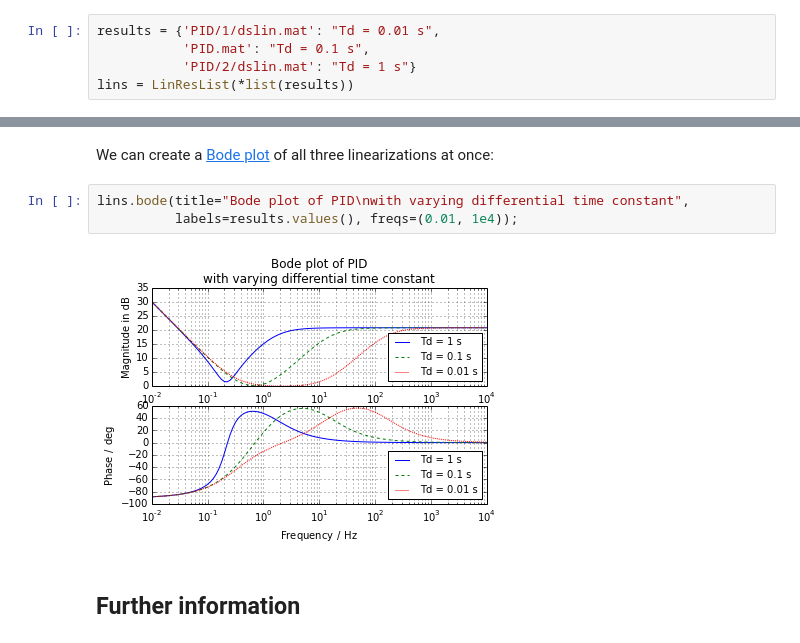
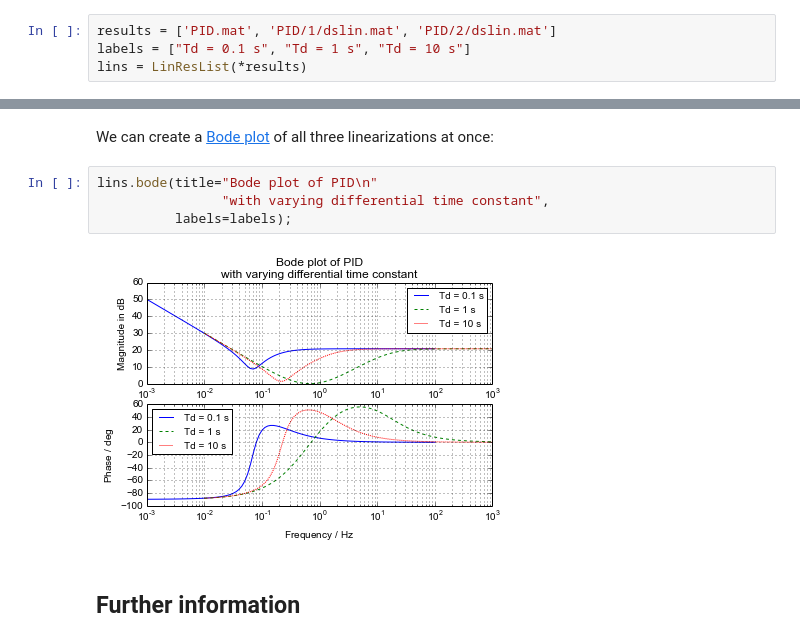
Before and after one commit to kdavies4/ModelicaRes, a Jupyter notebook: examples/tutorial.ipynb, the cells around one changed output, grey strips where cells are left out. Drawn from its saved outputs; the diff is of its cells as text.

```diff
--- a/examples/tutorial.ipynb
+++ b/examples/tutorial.ipynb
@@ -305,19 +306,19 @@ sims.plot('L.v', title="Chua circuit\nwith varying inductance", ylabel1='Voltage
 # %% [markdown]
 Similarly, we can load two linearizations:
 # %%
-results = {'PID/1/dslin.mat': "Td = 0.01 s",
-           'PID.mat': "Td = 0.1 s",
-           'PID/2/dslin.mat': "Td = 1 s"}
-lins = LinResList(*list(results))
+results = ['PID.mat', 'PID/1/dslin.mat', 'PID/2/dslin.mat']
+labels = ["Td = 0.1 s", "Td = 1 s", "Td = 10 s"]
+lins = LinResList(*results)
 # %% [markdown]
 It's necessary to provide the differential time constants because they're not recorded in the files.  (However, if each result is accompanied with a dsin-style parameter file, we can use [read_params](http://kdavies4.github.io/ModelicaRes/exps.html#modelicares.exps.read_params)(); see the example in [LinResList.bode](http://kdavies4.github.io/ModelicaRes/linres.html#modelicares.linres.LinResList.bode)().)
 # %% [markdown]
 We can create a [Bode plot](http://en.wikipedia.org/wiki/Bode_plot) of all three linearizations at once:
 # %%
-lins.bode(title="Bode plot of PID\nwith varying differential time constant",
-          labels=results.values(), freqs=(0.01, 1e4));
+lins.bode(title="Bode plot of PID\n"
+                "with varying differential time constant",
+          labels=labels);
 # %% [output]
-[figure, old version]
+[figure, new version]
 # %% [markdown]
 ## Further information
 # %% [markdown]
```
Also changed, not shown: parts of 8 cells of this notebook, 40 other files.
